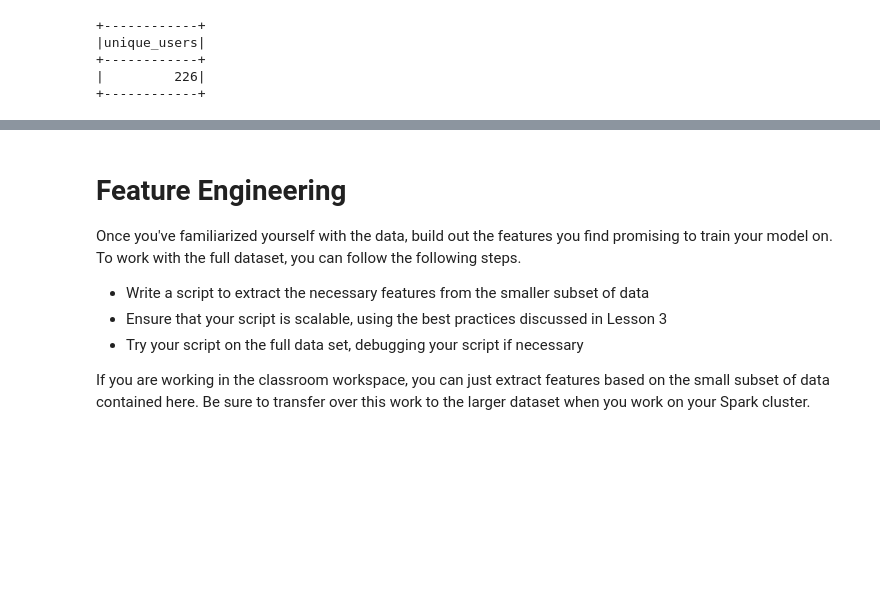
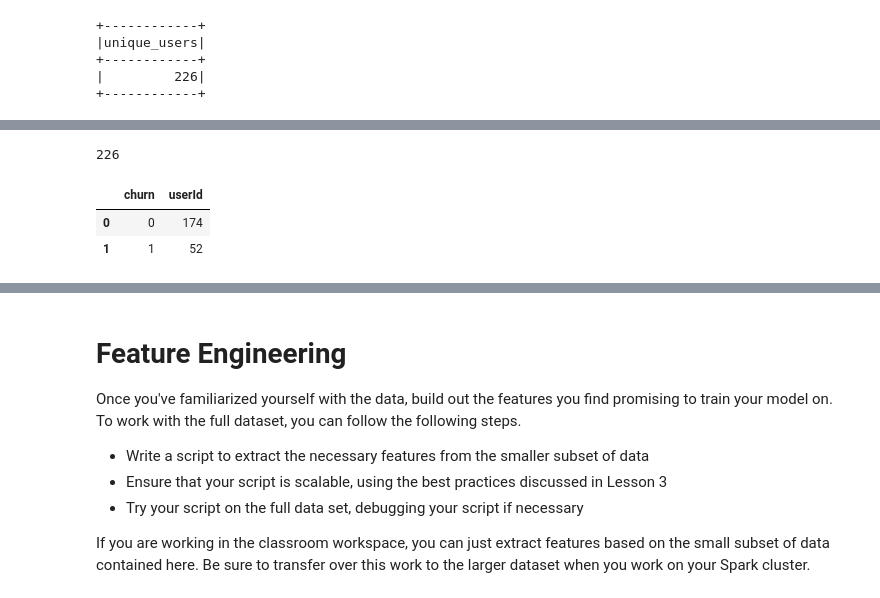
Before and after one commit to mathubhalan/sparkify-DSND, a Jupyter notebook: Sparkify.ipynb, the cells around one changed output, grey strips where cells are left out. Cells and saved outputs as stored; diff of their text form; code cells hidden in the pictures; blank space fills up the shorter version.

```diff
--- a/Sparkify.ipynb
+++ b/Sparkify.ipynb
@@ -203,0 +230,20 @@ spark.sql('SELECT COUNT(DISTINCT userId) AS unique_users FROM logs').show()
+# %%
+# Create a dataframe from the union of the two, shuffling the rows
+churn_df = churn.union(no_churn)
+# Create a view
+churn_df.createOrReplaceTempView('churn')
+churn_df = spark.sql('SELECT * FROM churn ORDER BY RAND()')
+churn_df.createOrReplaceTempView('churn')
+
+# Check that we have the right number of users
+churn_df.count()
+# %% [output]
+226
+# %%
+# converting to pandas to see the spread of users between churning or not
+churn_pd_df = churn_df.toPandas()
+churn_pd_df.groupby('churn', as_index=False).count()
+# %% [output]
+|  | churn | userId |
+| 0 | 0 | 174 |
+| 1 | 1 | 52 |
```
Also changed, not shown: parts of 33 cells of this notebook.
